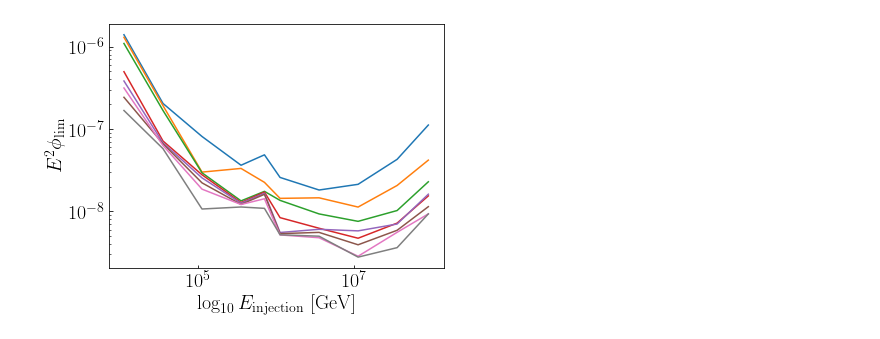
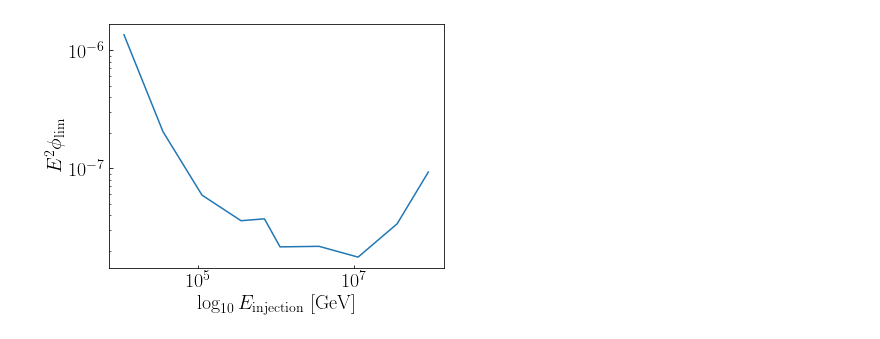
Before and after one commit to MeighenBergerS/dmpoint, a Jupyter notebook: notebooks/cluster_reader.ipynb, the cells around one changed output. Cells and saved outputs as stored; diff of their text form; code cells hidden in the pictures.

```diff
--- a/notebooks/cluster_reader.ipynb
+++ b/notebooks/cluster_reader.ipynb
@@ -38,19 +38,19 @@ m_egrid = np.sqrt(m_eborders[1:]*m_eborders[:-1])
 minimal_resolution = 0.2
 ra_grid = np.arange(0., 360., minimal_resolution)
 decl_grid = np.arange(0., 10., minimal_resolution)
-flux_scan = np.logspace(-24, -13, 25)  # Fluxes to test
+flux_scan = np.logspace(-40, -10, 100)  # Fluxes to test
 ide_scan = [0, 5, 10, 15, 18, 20, 25, 30, 35, 39]  # energy ids to test
 # %%
 pop_store = []
-set_list = [1, 2, 3, 25]
+set_list = [1]
 for set_id in set_list:
     pre_string = "..\\data\\cluster_sim\\set_%d\\results\\" % set_id
     job_range = 1000 * set_id
     for job_id in range(job_range)[(set_id - 1) * 1000:]:
         job_id += 1
-        parsed_val = divmod(job_id, 250)
+        parsed_val = divmod(job_id, 1000)
         population = parsed_val[0] + 1
-        parsed_val_2 = divmod(parsed_val[1], 25)
+        parsed_val_2 = divmod(parsed_val[1], 100)
         ide_val = parsed_val_2[0]
         idf_val = parsed_val_2[1]
         ide_scan = [0, 5, 10, 15, 18, 20, 25, 30, 35, 39]  # energy ids to test
@@ -63,13 +63,13 @@ pop_store.insert(0, 0.)
 pop_store = np.array(pop_store)
 # %%
 # Parsing
-pops_lens = 16
-pops = [1, 2, 3, 4, 5, 6, 7, 8, 9, 10, 11, 12, 97, 98, 99, 100]
+pops_lens = 1
+pops = [1]
 pop_dic = {}
 for pop_id in range(pops_lens):
     pop = pops[pop_id]
     pop_dic[pop] = (pop_store[
-        (pop_id)*250:(pop_id+1)*250
+        (pop_id)*1000:(pop_id+1)*1000
     ].reshape(len(ide_scan), (len(flux_scan))))
 # %%
 # Fetching the flux values
@@ -82,7 +82,7 @@ for pop in pops:
         )
         def root_flux(flux):
             return (spline(10**flux) - 0.9)
-        sol = root_scalar(root_flux, bracket=[-30, -13], method='brentq')
+        sol = root_scalar(root_flux, bracket=[-40, -10], method='brentq')
         value = sol.root
         tmp_plot_grid.append(value)
     plot_grid_y.append(tmp_plot_grid)
@@ -108,32 +89,32 @@ ValueError: f(a) and f(b) must have different signs
 # %%
 figure, (ax1) = plt.subplots(1, 1, figsize=(std_size, std_size * 6. / 8.), sharex=True)
 # ---------------------------------------------
 # Plotting
-for pop in range(pops):
+for pop in range(len(pops)):
     ax1.plot(m_egrid[ide_scan],
      10**np.array(plot_grid_y[pop]) * m_egrid[ide_scan]**2)
 # ---------------------------------------------
 # Axis options
 ax1.set_xscale("log")
 ax1.set_yscale("log")
 ax1.set_xlabel(r"$\log_{10} E_\mathrm{injection}\;[\mathrm{GeV}]$", fontsize=fontsize)
 ax1.set_ylabel(r"$E^2 \phi_\mathrm{lim}$", fontsize=fontsize)
 ax1.tick_params(axis = 'both', which = 'major', labelsize=fontsize, direction='in')
 ax1.tick_params(axis = 'both', which = 'minor', labelsize=fontsize, direction='in')
 # ---------------------------------------------
 # Legend
 # plt.legend(fontsize=fontsize)
 # h, l = ax1.get_legend_handles_labels()
 # lgd1 = ax1.legend(h, l, loc=9, bbox_to_anchor=(0.5, +0.8),
 #                     ncol=2, fontsize=fontsize, handlelength=h_length,
 #                     fancybox=True, frameon=False)
 # ax1.add_artist(lgd1)
 # ---------------------------------------------
 # Showing the image
 plt.show()
 # ---------------------------------------------
 # Storing the image
 figure.savefig(PICS + "source_limits_1PeV.png",
                 bbox_inches='tight', dpi=export_dpi)
 # %% [output]
-[figure, old version]
+[figure, new version]
```
Also changed, not shown: parts of 1 cell of this notebook, 1 other file.
